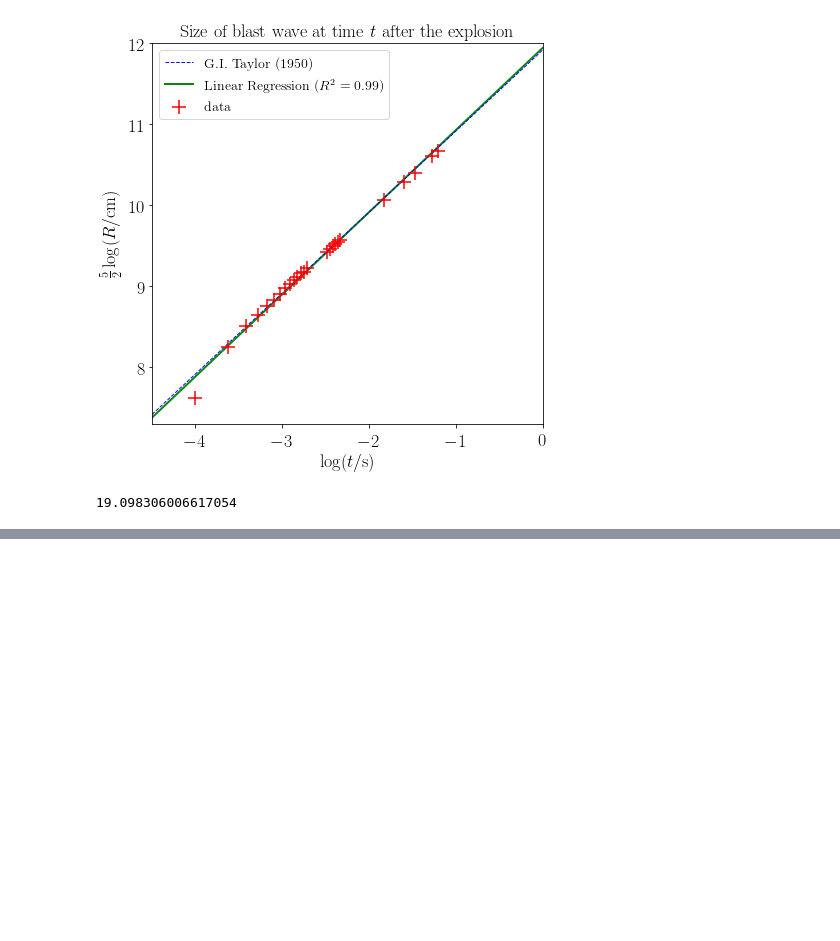
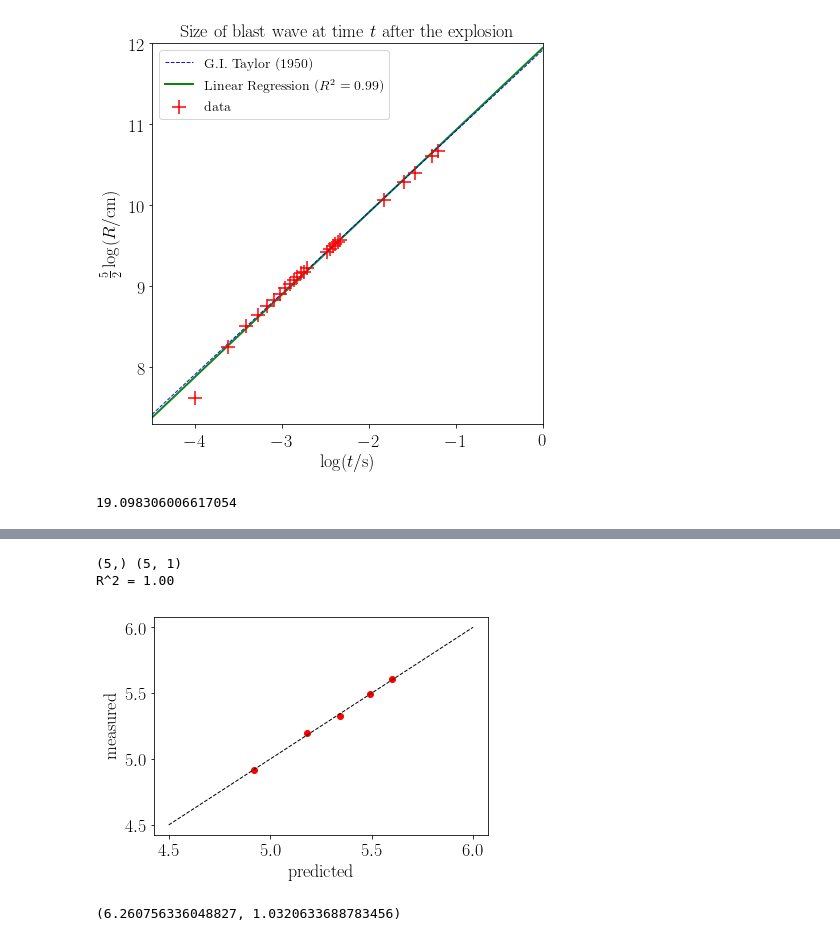
Before and after one commit to jsdiazpo/Physics-Digressions, a Jupyter notebook: Trinity-Test.ipynb, the cells around one changed output, grey strips where cells are left out. Saved outputs shown, nothing was run; the diff lists cells and outputs as text; code cells hidden in the pictures; blank space fills up the shorter version.

```diff
--- a/Trinity-Test.ipynb
+++ b/Trinity-Test.ipynb
@@ -111,0 +156,23 @@ fig.savefig('plots/BlastWaveSize.pdf', bbox_inches='tight')
+# %%
+X2 = dfb['log10_t'].values.reshape(1, -1).T
+y2 = dfb['5/2*log10_R'].values
+print(y2.shape, X2.shape)
+
+model2 = LinearRegression()
+model2.fit(X2, y2)
+yhat2 = model2.predict(X2)
+
+print(f'R^2 = {r2_score(yhat2, y2):.2f}')
+plt.scatter(yhat2, y2, color='r')
+line2 = np.linspace(4.5, 6)
+plt.xlabel('predicted')
+plt.ylabel('measured')
+plt.plot(line2, line2, 'k--', linewidth=1);
+# %% [output]
+(5,) (5, 1)
+R^2 = 1.00
+[figure, added]
+# %%
+model2.intercept_, model2.coef_[0]
+# %% [output]
+(6.260756336048827, 1.0320633688783456)
```
Also changed, not shown: parts of 15 cells of this notebook.
